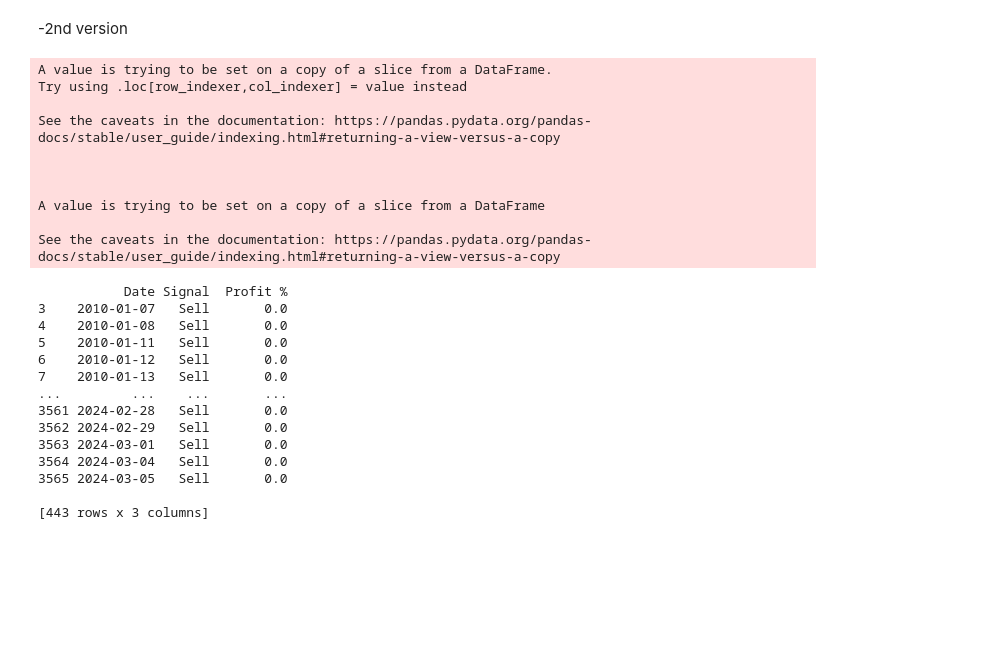
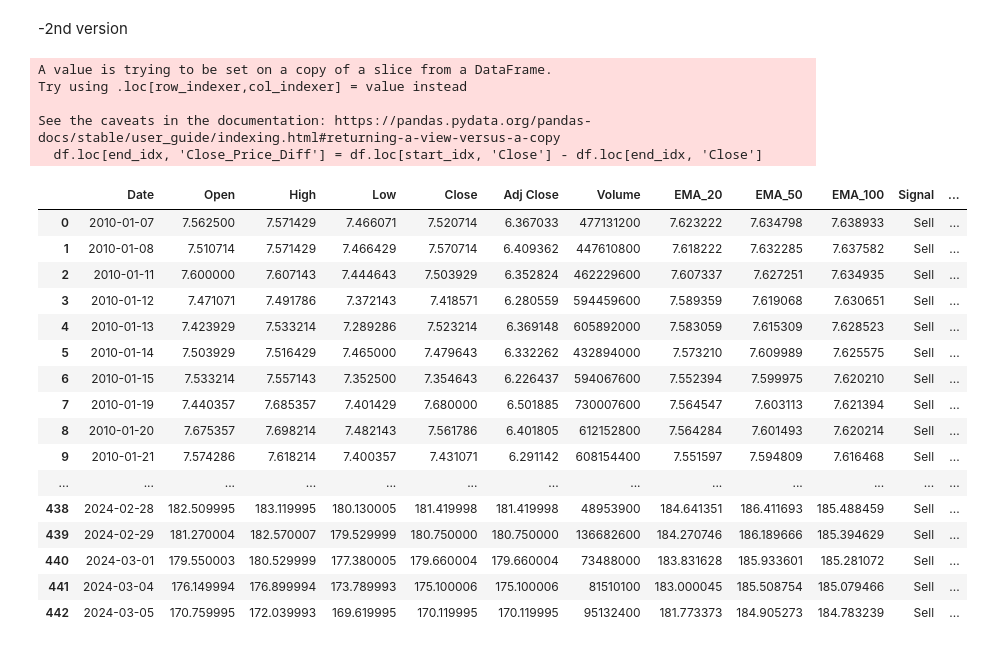
Before and after one commit to Zeeshan-99/Streamlit_Stockprice_Predictions_app, a Jupyter notebook: ema_algo.ipynb, the cells around one changed output. Drawn from its saved outputs; the diff is of its cells as text; code cells hidden in the pictures; blank space fills up the shorter version.

```diff
--- a/ema_algo.ipynb
+++ b/ema_algo.ipynb
@@ -305,19 +410,32 @@ for i in range(2, len(data)-2):  # Adjust range to accommodate checking two cand
     else:
         in_signal = False  # Reset flag when EMAs do not converge
 
+
 # Filter data for points where signals are generated
 signals = data[data['Signal'].isin(['Buy', 'Sell'])]
+signals.reset_index(drop=True, inplace=True)
 
-# Initialize columns for profit percentage
-signals['Profit %'] = 0.0
+# To calculate Close_Price_Diff based on the window of 'Sell' or 'Buy' signals
+def calculate_close_price_diff(df):
+    start_idx = None
+    current_signal = None
 
-# Calculate profit percentages
-for i in range(len(signals)-1):
-    if signals['Signal'].iloc[i] == 'Buy':
-        buy_price = signals['Close'].iloc[i+1]  # Buy at the next day's closing price
-        sell_price = signals['Close'].iloc[i]   # Sell at the current day's closing price
-        profit_percent = ((sell_price - buy_price) / buy_price) * 100
-        signals['Profit %'].iloc[i] = profit_percent
+    for idx, row in df.iterrows():
+        signal = row['Signal']
+
+        if signal != current_signal:
+            if start_idx is not None:
+                end_idx = idx - 1
+                df.loc[end_idx, 'Close_Price_Diff'] = df.loc[start_idx, 'Close'] - df.loc[end_idx, 'Close']
+            start_idx = idx
+            current_signal = signal
+
+    # Handle the last window
+    if start_idx is not None and current_signal is not None:
+        end_idx = df.index[-1]
+        df.loc[end_idx, 'Close_Price_Diff'] = df.loc[start_idx, 'Close'] - df.loc[end_idx, 'Close']
+## calling the function
+calculate_close_price_diff(signals)
 
 # Create a candlestick chart using Plotly
 fig = go.Figure()
@@ -353,53 +471,48 @@ fig.update_layout(
         rangeslider=dict(visible=True),
         type='date',
         fixedrange=False  # Allows zooming on the x-axis
     ),
     yaxis=dict(
         title='Price',
         side='left',
         showgrid=True,
         zeroline=False,
         fixedrange=False  # Allows zooming on the y-axis
     ),
     yaxis2=dict(
         title='Price',
         overlaying='y',
         side='right',
         showgrid=True,
         zeroline=False
     ),
     template='plotly_dark',
     width=1400,  # Set the width of the plot
     height=800   # Set the height of the plot
 )
 
 # Show the plot
 fig.show()
-
-# Print the signals DataFrame with profit percentages
-print(signals[['Date', 'Signal', 'Profit %']])
 # %% [output]
 A value is trying to be set on a copy of a slice from a DataFrame.
 Try using .loc[row_indexer,col_indexer] = value instead
 
 See the caveats in the documentation: https://pandas.pydata.org/pandas-docs/stable/user_guide/indexing.html#returning-a-view-versus-a-copy
-
-
-
-A value is trying to be set on a copy of a slice from a DataFrame
-
-See the caveats in the documentation: https://pandas.pydata.org/pandas-docs/stable/user_guide/indexing.html#returning-a-view-versus-a-copy
+  df.loc[end_idx, 'Close_Price_Diff'] = df.loc[start_idx, 'Close'] - df.loc[end_idx, 'Close']
-           Date Signal  Profit %
-3    2010-01-07   Sell       0.0
-4    2010-01-08   Sell       0.0
-5    2010-01-11   Sell       0.0
-6    2010-01-12   Sell       0.0
-7    2010-01-13   Sell       0.0
-...         ...    ...       ...
-3561 2024-02-28   Sell       0.0
-3562 2024-02-29   Sell       0.0
-3563 2024-03-01   Sell       0.0
-3564 2024-03-04   Sell       0.0
-3565 2024-03-05   Sell       0.0
-
-[443 rows x 3 columns]
+|  | Date | Open | High | Low | Close | Adj Close | Volume | EMA_20 | EMA_50 | EMA_100 | Signal | ... |
+| 0 | 2010-01-07 | 7.562500 | 7.571429 | 7.466071 | 7.520714 | 6.367033 | 477131200 | 7.623222 | 7.634798 | 7.638933 | Sell | ... |
+| 1 | 2010-01-08 | 7.510714 | 7.571429 | 7.466429 | 7.570714 | 6.409362 | 447610800 | 7.618222 | 7.632285 | 7.637582 | Sell | ... |
+| 2 | 2010-01-11 | 7.600000 | 7.607143 | 7.444643 | 7.503929 | 6.352824 | 462229600 | 7.607337 | 7.627251 | 7.634935 | Sell | ... |
+| 3 | 2010-01-12 | 7.471071 | 7.491786 | 7.372143 | 7.418571 | 6.280559 | 594459600 | 7.589359 | 7.619068 | 7.630651 | Sell | ... |
+| 4 | 2010-01-13 | 7.423929 | 7.533214 | 7.289286 | 7.523214 | 6.369148 | 605892000 | 7.583059 | 7.615309 | 7.628523 | Sell | ... |
+| 5 | 2010-01-14 | 7.503929 | 7.516429 | 7.465000 | 7.479643 | 6.332262 | 432894000 | 7.573210 | 7.609989 | 7.625575 | Sell | ... |
+| 6 | 2010-01-15 | 7.533214 | 7.557143 | 7.352500 | 7.354643 | 6.226437 | 594067600 | 7.552394 | 7.599975 | 7.620210 | Sell | ... |
+| 7 | 2010-01-19 | 7.440357 | 7.685357 | 7.401429 | 7.680000 | 6.501885 | 730007600 | 7.564547 | 7.603113 | 7.621394 | Sell | ... |
+| 8 | 2010-01-20 | 7.675357 | 7.698214 | 7.482143 | 7.561786 | 6.401805 | 612152800 | 7.564284 | 7.601493 | 7.620214 | Sell | ... |
+| 9 | 2010-01-21 | 7.574286 | 7.618214 | 7.400357 | 7.431071 | 6.291142 | 608154400 | 7.551597 | 7.594809 | 7.616468 | Sell | ... |
+| ... | ... | ... | ... | ... | ... | ... | ... | ... | ... | ... | ... | ... |
+| 438 | 2024-02-28 | 182.509995 | 183.119995 | 180.130005 | 181.419998 | 181.419998 | 48953900 | 184.641351 | 186.411693 | 185.488459 | Sell | ... |
+| 439 | 2024-02-29 | 181.270004 | 182.570007 | 179.529999 | 180.750000 | 180.750000 | 136682600 | 184.270746 | 186.189666 | 185.394629 | Sell | ... |
+| 440 | 2024-03-01 | 179.550003 | 180.529999 | 177.380005 | 179.660004 | 179.660004 | 73488000 | 183.831628 | 185.933601 | 185.281072 | Sell | ... |
+| 441 | 2024-03-04 | 176.149994 | 176.899994 | 173.789993 | 175.100006 | 175.100006 | 81510100 | 183.000045 | 185.508754 | 185.079466 | Sell | ... |
+| 442 | 2024-03-05 | 170.759995 | 172.039993 | 169.619995 | 170.119995 | 170.119995 | 95132400 | 181.773373 | 184.905273 | 184.783239 | Sell | ... |
```
Also changed, not shown: parts of 7 cells of this notebook, 2 other files.
